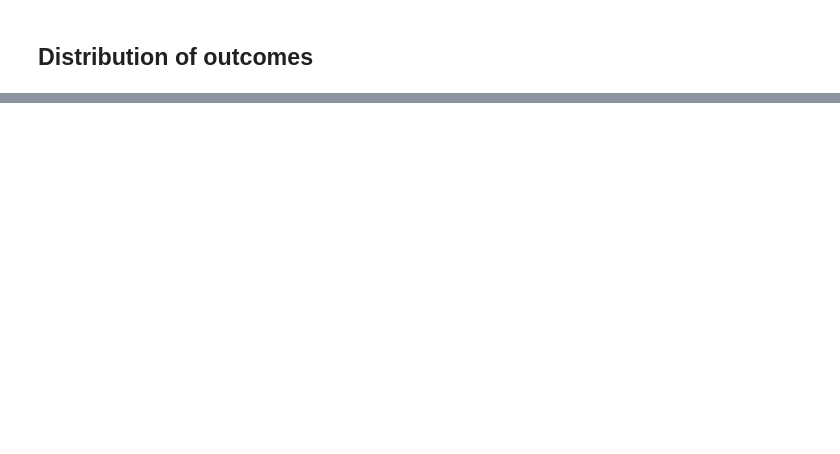
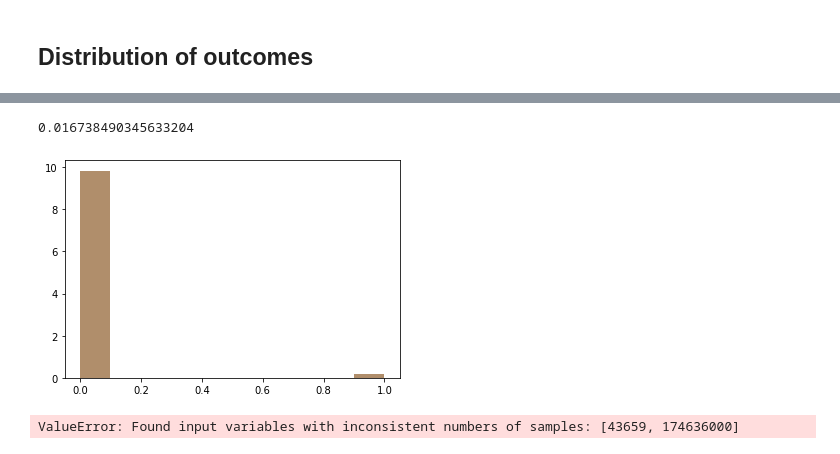
Before and after one commit to SzewczykSzy/DA_Project, a Jupyter notebook: notebook/classification_of_post-vaccination_deaths.ipynb, the cells around one changed output, grey strips where cells are left out. Cells and saved outputs as stored; diff of their text form; code cells hidden in the pictures; blank space fills up the shorter version.

```diff
--- a/notebook/classification_of_post-vaccination_deaths.ipynb
+++ b/notebook/classification_of_post-vaccination_deaths.ipynb
@@ -362,0 +436,16 @@ plt.show()
+# %%
+print(death_pred_posterior_1.mean())
+# %% [output]
+0.016738490345633204
+# %%
+plt.hist(death_pred_posterior_1, density=True, alpha=0.7)
+plt.hist(df["DIED"], density=True, alpha=0.5)
+plt.show()
+# %% [output]
+[figure, added]
+# %%
+from sklearn.metrics import  roc_curve, auc ,accuracy_score, precision_score, recall_score, f1_score, confusion_matrix
+
+conf_matrix = confusion_matrix(df["DIED"], death_pred_posterior_1)
+# %% [output]
+ValueError: Found input variables with inconsistent numbers of samples: [43659, 174636000]
```
Also changed, not shown: parts of 59 cells of this notebook, 7 other files.
